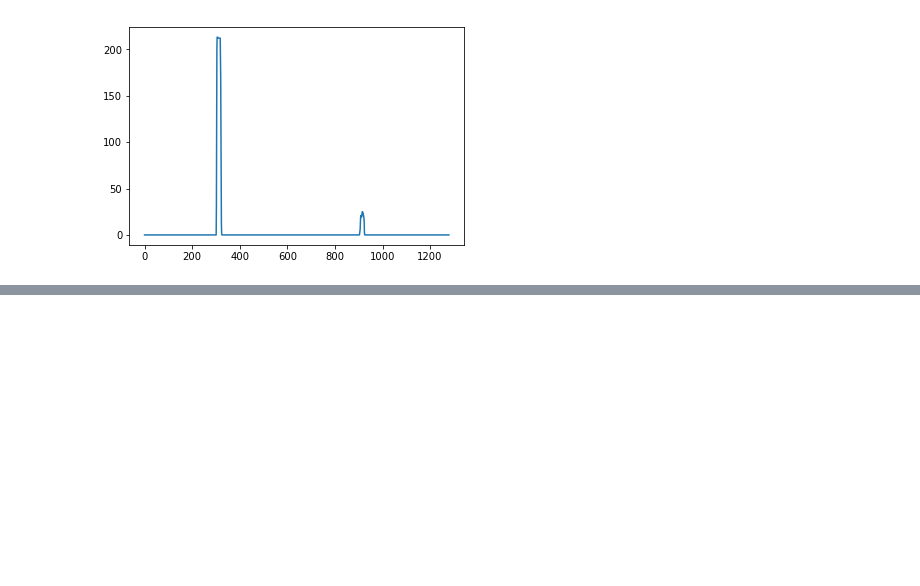
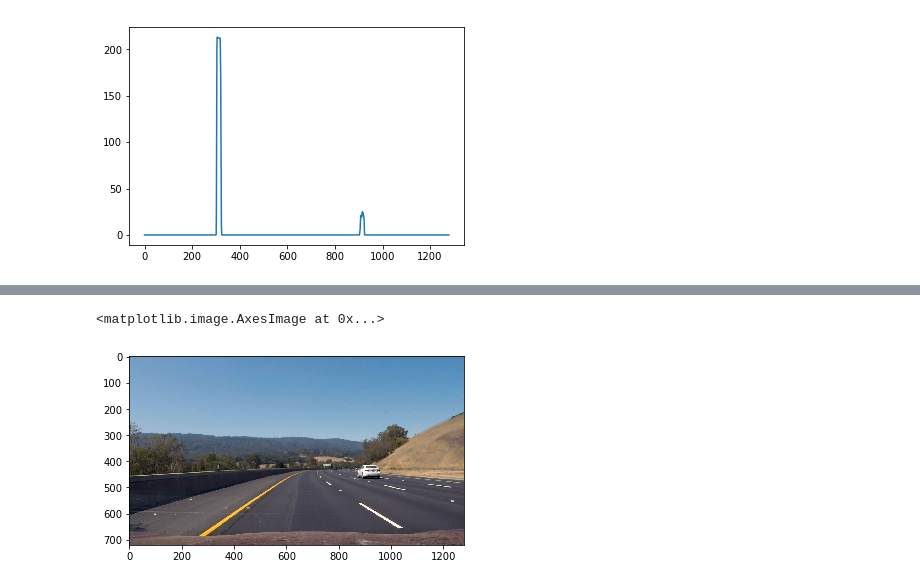
Before and after one commit to rajkuma2011/CarND-Advanced-Lane-Lines, a Jupyter notebook: Advance Lane Finding.ipynb, the cells around one changed output, grey strips where cells are left out. Cells and saved outputs as stored; diff of their text form; code cells hidden in the pictures; blank space fills up the shorter version.

```diff
--- a/Advance Lane Finding.ipynb
+++ b/Advance Lane Finding.ipynb
@@ -494,0 +553,8 @@ def lane_finding_pipeline(img):
+# %%
+lane_image = cv2.imread('test_images/test3.jpg')
+lane_image = cv2.cvtColor(lane_image, cv2.COLOR_BGR2RGB)
+#plt.imshow(lane_image)
+plt.imshow(lane_image)
+# %% [output]
+<matplotlib.image.AxesImage at 0x...>
+[figure, added]
```
Also changed, not shown: parts of 39 cells of this notebook.
